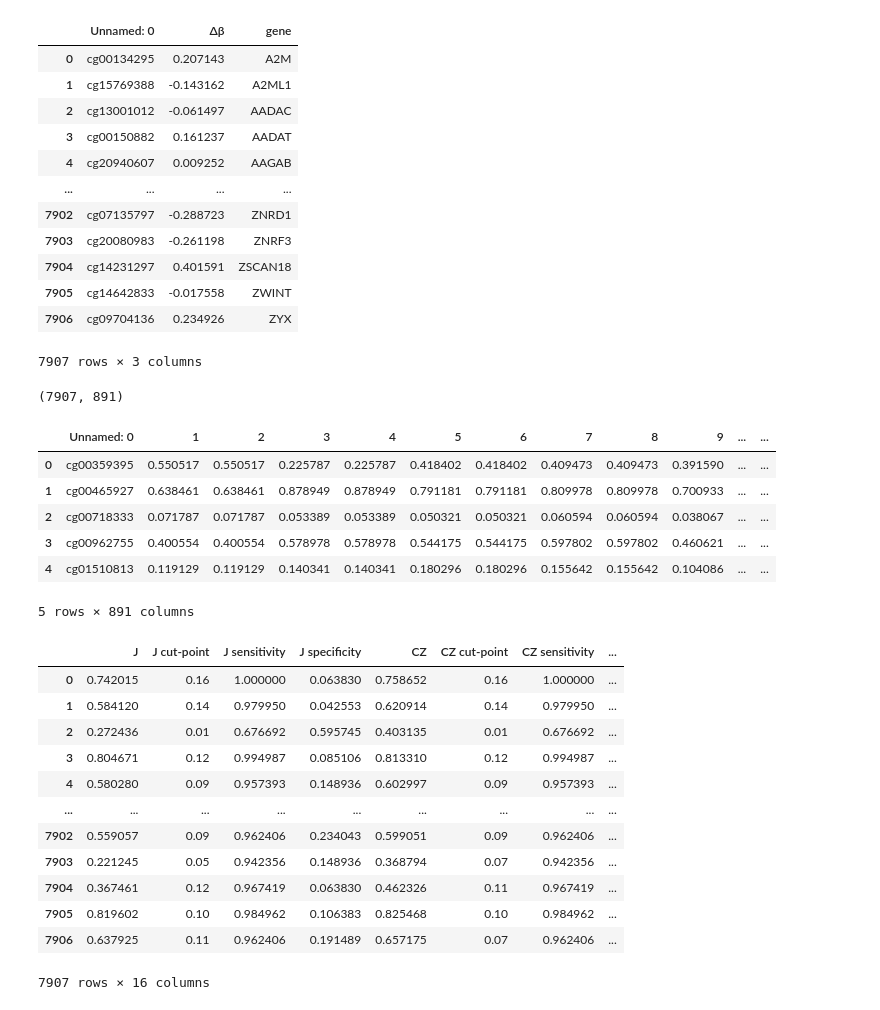
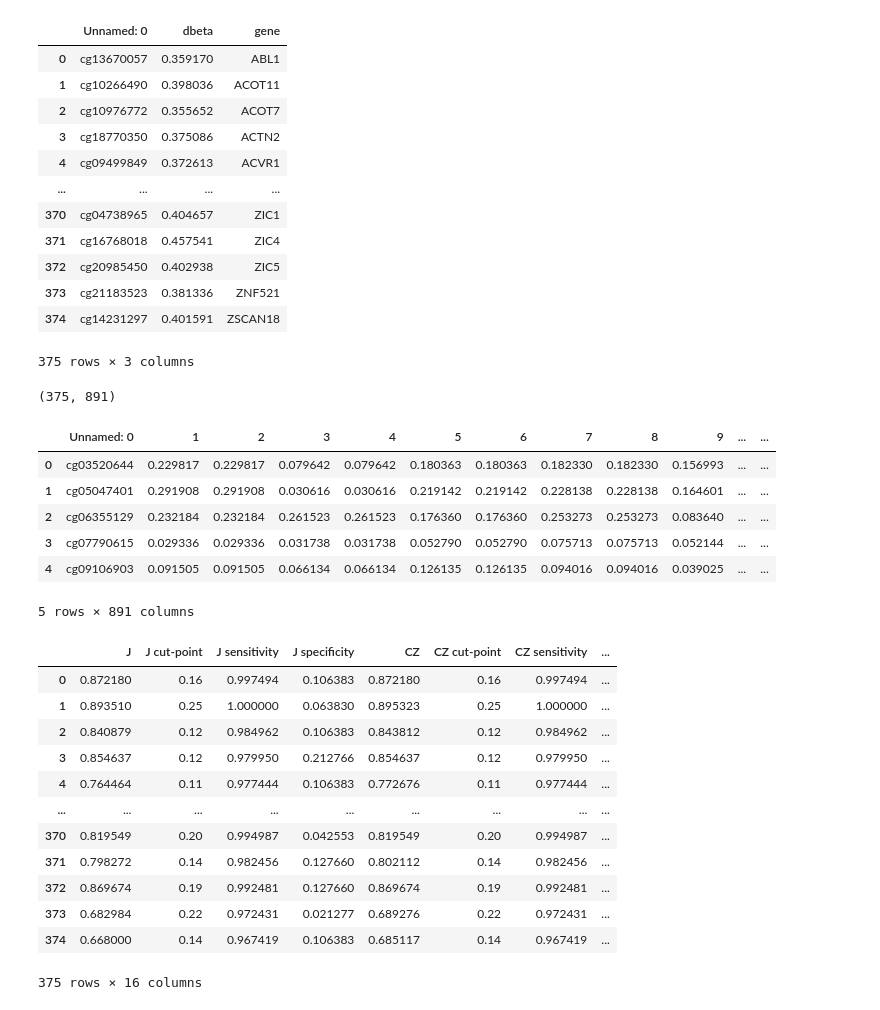
Before and after one commit to BioTechCo/main_project, a Jupyter notebook: src/basic_cp.ipynb, the cells around one changed output. Drawn from its saved outputs; the diff is of its cells as text; code cells hidden in the pictures.

Commit message:
filter dbeta > 0.35 and add rank in basoc_process

```diff
--- a/src/basic_cp.ipynb
+++ b/src/basic_cp.ipynb
@@ -2,22 +2,22 @@
 import pandas as pd
 import numpy as np
 # %%
-df = pd.read_csv('../result/result_max_per_gene_single.csv')
+df = pd.read_csv('../result/result_max_per_gene_single_0.35.csv')
 df
 # %% [output]
-|  | Unnamed: 0 | Δβ | gene |
-| 0 | cg00134295 | 0.207143 | A2M |
-| 1 | cg15769388 | -0.143162 | A2ML1 |
-| 2 | cg13001012 | -0.061497 | AADAC |
-| 3 | cg00150882 | 0.161237 | AADAT |
-| 4 | cg20940607 | 0.009252 | AAGAB |
+|  | Unnamed: 0 | dbeta | gene |
+| 0 | cg13670057 | 0.359170 | ABL1 |
+| 1 | cg10266490 | 0.398036 | ACOT11 |
+| 2 | cg10976772 | 0.355652 | ACOT7 |
+| 3 | cg18770350 | 0.375086 | ACTN2 |
+| 4 | cg09499849 | 0.372613 | ACVR1 |
 | ... | ... | ... | ... |
-| 7902 | cg07135797 | -0.288723 | ZNRD1 |
-| 7903 | cg20080983 | -0.261198 | ZNRF3 |
-| 7904 | cg14231297 | 0.401591 | ZSCAN18 |
-| 7905 | cg14642833 | -0.017558 | ZWINT |
-| 7906 | cg09704136 | 0.234926 | ZYX |
+| 370 | cg04738965 | 0.404657 | ZIC1 |
+| 371 | cg16768018 | 0.457541 | ZIC4 |
+| 372 | cg20985450 | 0.402938 | ZIC5 |
+| 373 | cg21183523 | 0.381336 | ZNF521 |
+| 374 | cg14231297 | 0.401591 | ZSCAN18 |
-7907 rows × 3 columns
+375 rows × 3 columns
 # %%
 train = pd.read_csv('../champ_result/all_beta_normalized.csv')
 # %%
@@ -26,13 +26,13 @@ df_gene.reset_index(drop=True, inplace=True)
 print(df_gene.shape)
 df_gene.head()
 # %% [output]
-(7907, 891)
+(375, 891)
 |  | Unnamed: 0 | 1 | 2 | 3 | 4 | 5 | 6 | 7 | 8 | 9 | ... | ... |
-| 0 | cg00359395 | 0.550517 | 0.550517 | 0.225787 | 0.225787 | 0.418402 | 0.418402 | 0.409473 | 0.409473 | 0.391590 | ... | ... |
-| 1 | cg00465927 | 0.638461 | 0.638461 | 0.878949 | 0.878949 | 0.791181 | 0.791181 | 0.809978 | 0.809978 | 0.700933 | ... | ... |
-| 2 | cg00718333 | 0.071787 | 0.071787 | 0.053389 | 0.053389 | 0.050321 | 0.050321 | 0.060594 | 0.060594 | 0.038067 | ... | ... |
-| 3 | cg00962755 | 0.400554 | 0.400554 | 0.578978 | 0.578978 | 0.544175 | 0.544175 | 0.597802 | 0.597802 | 0.460621 | ... | ... |
-| 4 | cg01510813 | 0.119129 | 0.119129 | 0.140341 | 0.140341 | 0.180296 | 0.180296 | 0.155642 | 0.155642 | 0.104086 | ... | ... |
+| 0 | cg03520644 | 0.229817 | 0.229817 | 0.079642 | 0.079642 | 0.180363 | 0.180363 | 0.182330 | 0.182330 | 0.156993 | ... | ... |
+| 1 | cg05047401 | 0.291908 | 0.291908 | 0.030616 | 0.030616 | 0.219142 | 0.219142 | 0.228138 | 0.228138 | 0.164601 | ... | ... |
+| 2 | cg06355129 | 0.232184 | 0.232184 | 0.261523 | 0.261523 | 0.176360 | 0.176360 | 0.253273 | 0.253273 | 0.083640 | ... | ... |
+| 3 | cg07790615 | 0.029336 | 0.029336 | 0.031738 | 0.031738 | 0.052790 | 0.052790 | 0.075713 | 0.075713 | 0.052144 | ... | ... |
+| 4 | cg09106903 | 0.091505 | 0.091505 | 0.066134 | 0.066134 | 0.126135 | 0.126135 | 0.094016 | 0.094016 | 0.039025 | ... | ... |
 5 rows × 891 columns
 # %%
 train_normal = df_gene.iloc[:,1:94:2]
@@ -117,18 +117,18 @@ result_df = pd.DataFrame({
 result_df
 # %% [output]
 |  | J | J cut-point | J sensitivity | J specificity | CZ | CZ cut-point | CZ sensitivity | ... |
-| 0 | 0.742015 | 0.16 | 1.000000 | 0.063830 | 0.758652 | 0.16 | 1.000000 | ... |
-| 1 | 0.584120 | 0.14 | 0.979950 | 0.042553 | 0.620914 | 0.14 | 0.979950 | ... |
-| 2 | 0.272436 | 0.01 | 0.676692 | 0.595745 | 0.403135 | 0.01 | 0.676692 | ... |
-| 3 | 0.804671 | 0.12 | 0.994987 | 0.085106 | 0.813310 | 0.12 | 0.994987 | ... |
-| 4 | 0.580280 | 0.09 | 0.957393 | 0.148936 | 0.602997 | 0.09 | 0.957393 | ... |
+| 0 | 0.872180 | 0.16 | 0.997494 | 0.106383 | 0.872180 | 0.16 | 0.997494 | ... |
+| 1 | 0.893510 | 0.25 | 1.000000 | 0.063830 | 0.895323 | 0.25 | 1.000000 | ... |
+| 2 | 0.840879 | 0.12 | 0.984962 | 0.106383 | 0.843812 | 0.12 | 0.984962 | ... |
+| 3 | 0.854637 | 0.12 | 0.979950 | 0.212766 | 0.854637 | 0.12 | 0.979950 | ... |
+| 4 | 0.764464 | 0.11 | 0.977444 | 0.106383 | 0.772676 | 0.11 | 0.977444 | ... |
 | ... | ... | ... | ... | ... | ... | ... | ... | ... |
-| 7902 | 0.559057 | 0.09 | 0.962406 | 0.234043 | 0.599051 | 0.09 | 0.962406 | ... |
-| 7903 | 0.221245 | 0.05 | 0.942356 | 0.148936 | 0.368794 | 0.07 | 0.942356 | ... |
-| 7904 | 0.367461 | 0.12 | 0.967419 | 0.063830 | 0.462326 | 0.11 | 0.967419 | ... |
-| 7905 | 0.819602 | 0.10 | 0.984962 | 0.106383 | 0.825468 | 0.10 | 0.984962 | ... |
-| 7906 | 0.637925 | 0.11 | 0.962406 | 0.191489 | 0.657175 | 0.07 | 0.962406 | ... |
+| 370 | 0.819549 | 0.20 | 0.994987 | 0.042553 | 0.819549 | 0.20 | 0.994987 | ... |
+| 371 | 0.798272 | 0.14 | 0.982456 | 0.127660 | 0.802112 | 0.14 | 0.982456 | ... |
+| 372 | 0.869674 | 0.19 | 0.992481 | 0.127660 | 0.869674 | 0.19 | 0.992481 | ... |
+| 373 | 0.682984 | 0.22 | 0.972431 | 0.021277 | 0.689276 | 0.22 | 0.972431 | ... |
+| 374 | 0.668000 | 0.14 | 0.967419 | 0.106383 | 0.685117 | 0.14 | 0.967419 | ... |
-7907 rows × 16 columns
+375 rows × 16 columns
 # %%
 test = pd.read_csv('../champ_result/all_beta_normalized_test.csv')
 # %%
```
Also changed, not shown: parts of 10 cells of this notebook, 4 other files.
